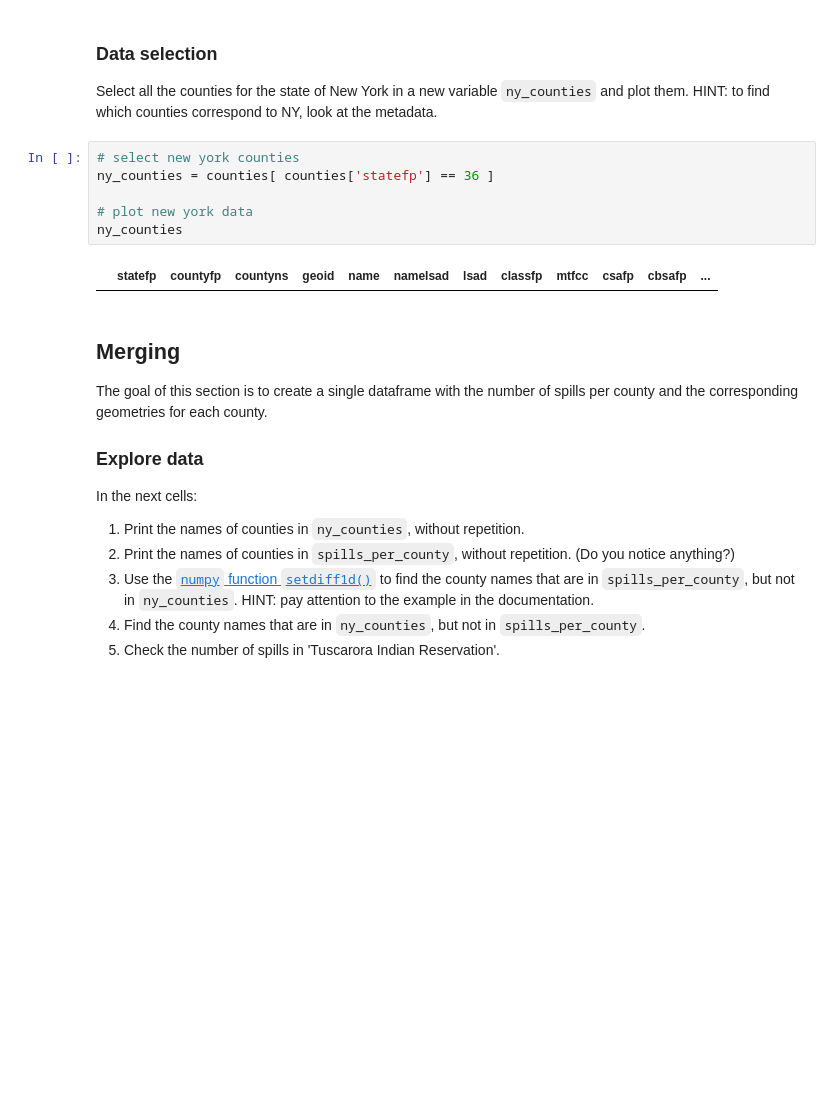
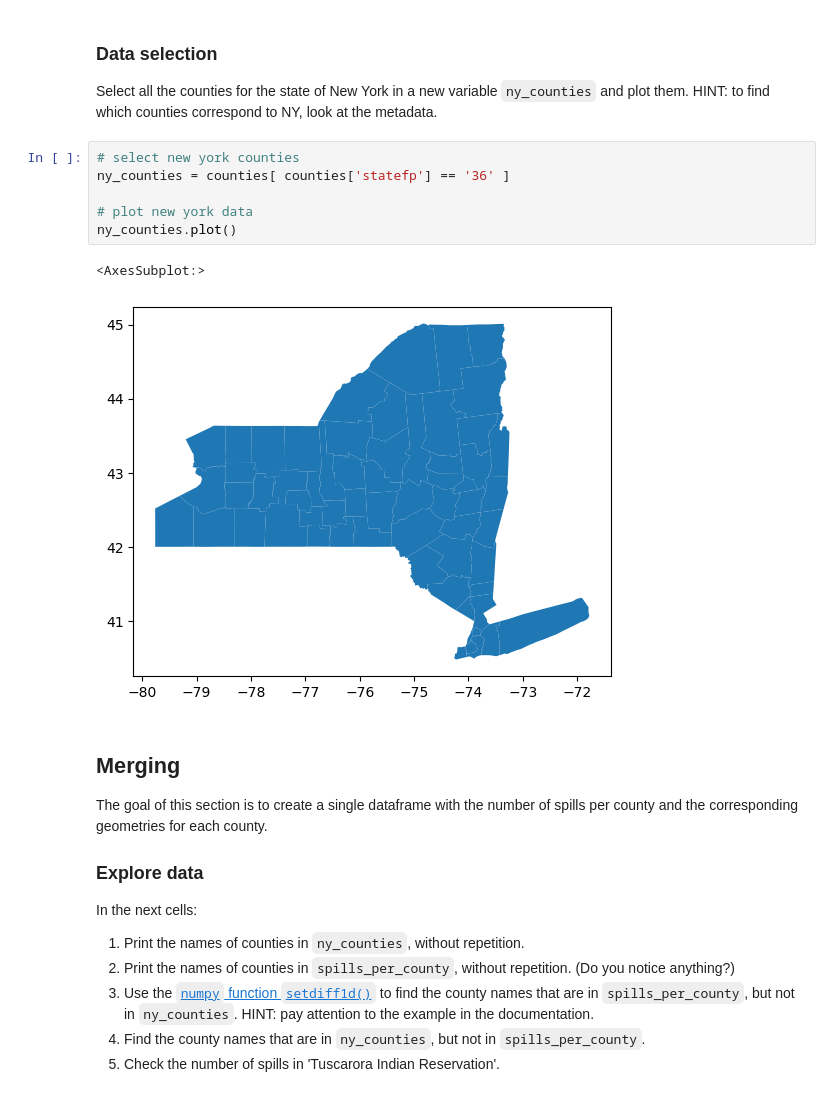
Before and after one commit to h-hahn/eds220-hwk-3, a Jupyter notebook: hwk3-task1-spills.ipynb, the cells around one changed output. Cells and saved outputs as stored; diff of their text form; blank space fills up the shorter version.

```diff
--- a/hwk3-task1-spills.ipynb
+++ b/hwk3-task1-spills.ipynb
@@ -302,12 +303,13 @@ counties.plot()
 Select all the counties for the state of New York in a new variable `ny_counties` and plot them. HINT: to find which counties correspond to NY, look at the metadata.
 # %%
 # select new york counties
-ny_counties = counties[ counties['statefp'] == 36 ]
+ny_counties = counties[ counties['statefp'] == '36' ]
 
 # plot new york data
-ny_counties
+ny_counties.plot()
 # %% [output]
-|  | statefp | countyfp | countyns | geoid | name | namelsad | lsad | classfp | mtfcc | csafp | cbsafp | ... |
+<AxesSubplot:>
+[figure, added]
 # %% [markdown]
 ## Merging
 
```
Also changed, not shown: parts of 24 cells of this notebook.
